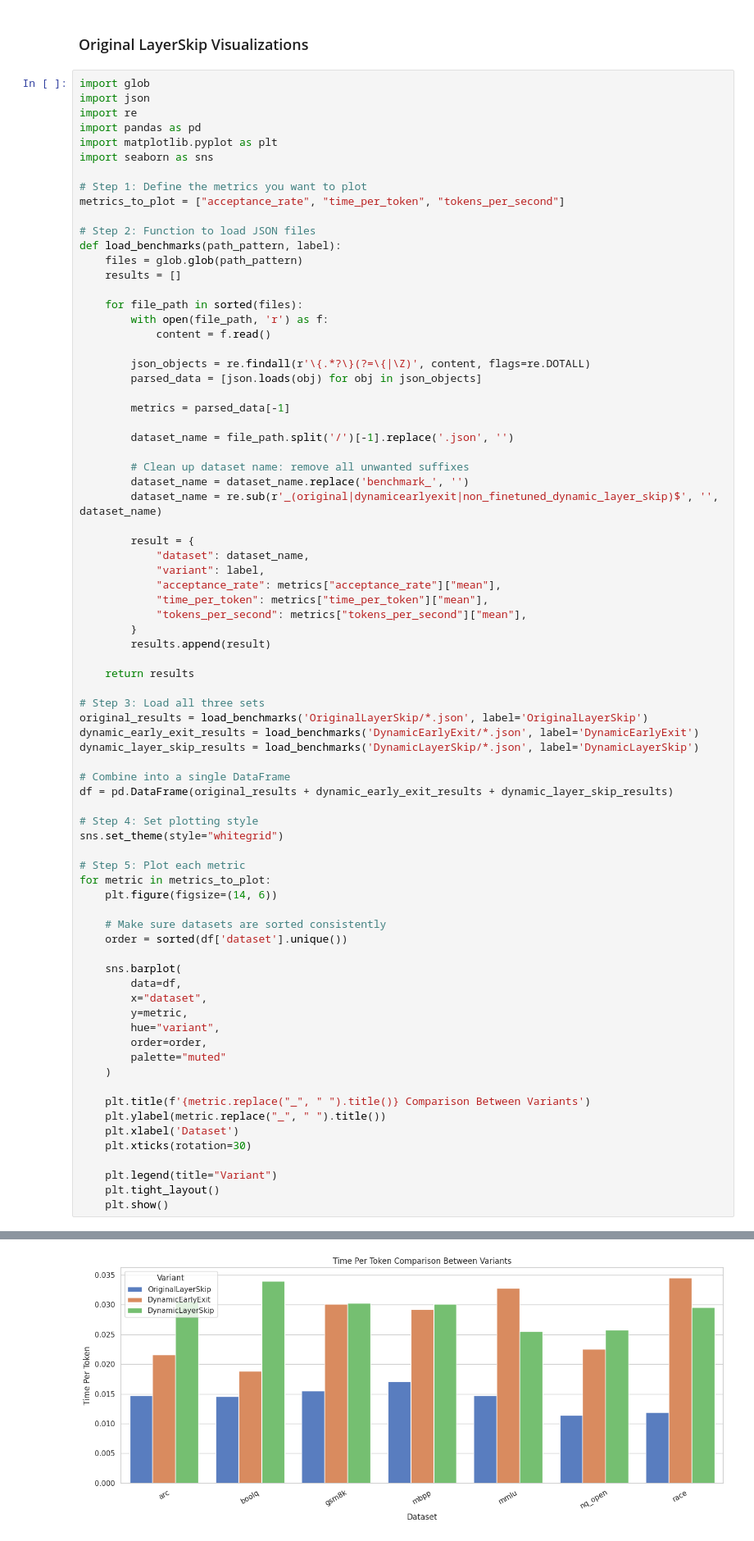
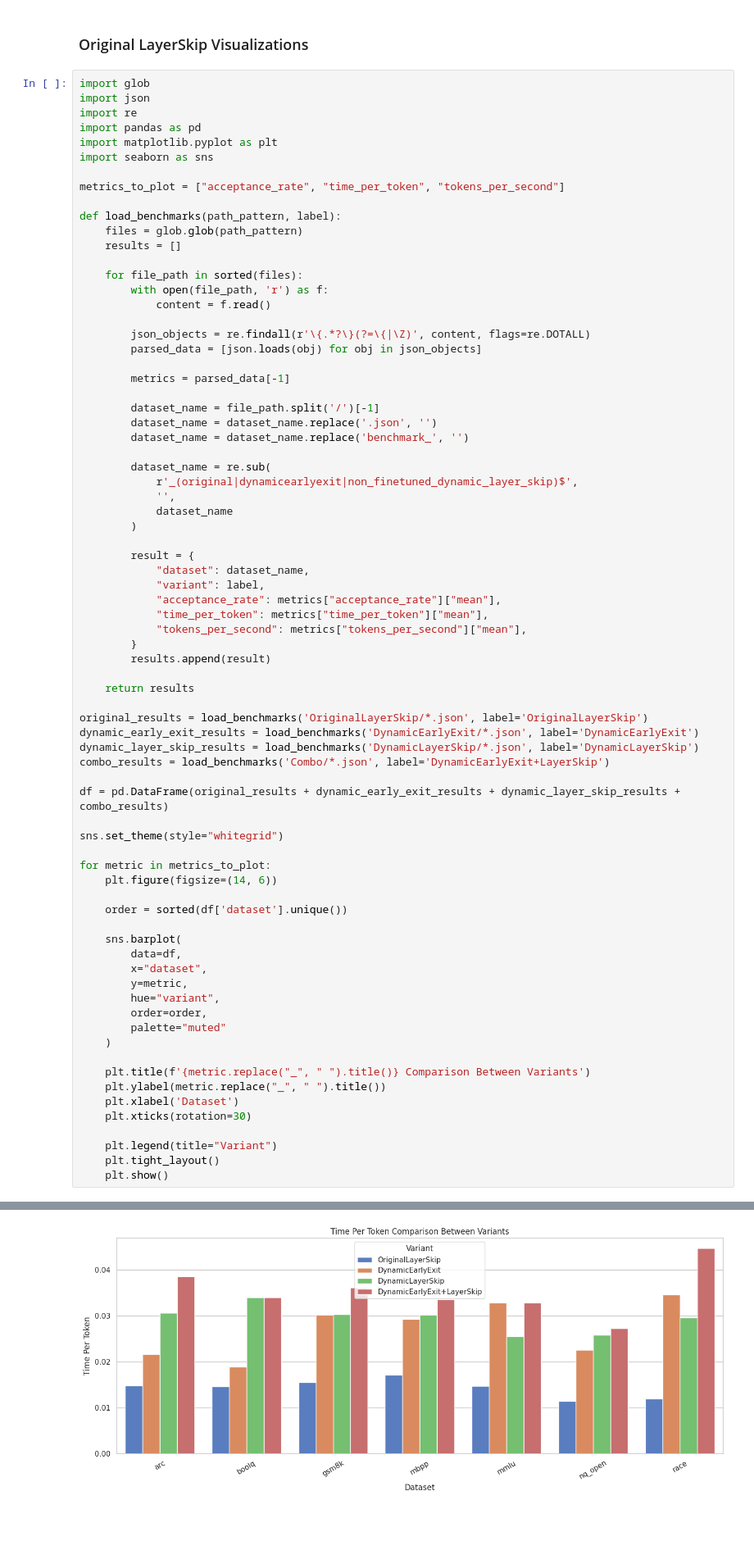
Before and after one commit to radroof22/cs7643-project-skiplayer, a Jupyter notebook: LayerSkip/logs/result_visualization.ipynb, the cells around one changed output, grey strips where cells are left out. Shown: that part at 82% size. Drawn from its saved outputs; the diff is of its cells as text.

Commit message:
Updated vis to include combo

```diff
--- a/LayerSkip/logs/result_visualization.ipynb
+++ b/LayerSkip/logs/result_visualization.ipynb
@@ -10,10 +10,8 @@ import pandas as pd
 import matplotlib.pyplot as plt
 import seaborn as sns
 
-# Step 1: Define the metrics you want to plot
 metrics_to_plot = ["acceptance_rate", "time_per_token", "tokens_per_second"]
 
-# Step 2: Function to load JSON files
 def load_benchmarks(path_pattern, label):
     files = glob.glob(path_pattern)
     results = []
@@ -27,11 +25,15 @@ def load_benchmarks(path_pattern, label):
 
         metrics = parsed_data[-1]
 
-        dataset_name = file_path.split('/')[-1].replace('.json', '')
+        dataset_name = file_path.split('/')[-1]
+        dataset_name = dataset_name.replace('.json', '')
+        dataset_name = dataset_name.replace('benchmark_', '')
 
-        # Clean up dataset name: remove all unwanted suffixes
-        dataset_name = dataset_name.replace('benchmark_', '')
-        dataset_name = re.sub(r'_(original|dynamicearlyexit|non_finetuned_dynamic_layer_skip)$', '', dataset_name)
+        dataset_name = re.sub(
+            r'_(original|dynamicearlyexit|non_finetuned_dynamic_layer_skip)$',
+            '',
+            dataset_name
+        )
 
         result = {
             "dataset": dataset_name,
@@ -44,22 +46,18 @@ def load_benchmarks(path_pattern, label):
 
     return results
 
-# Step 3: Load all three sets
 original_results = load_benchmarks('OriginalLayerSkip/*.json', label='OriginalLayerSkip')
 dynamic_early_exit_results = load_benchmarks('DynamicEarlyExit/*.json', label='DynamicEarlyExit')
 dynamic_layer_skip_results = load_benchmarks('DynamicLayerSkip/*.json', label='DynamicLayerSkip')
+combo_results = load_benchmarks('Combo/*.json', label='DynamicEarlyExit+LayerSkip')
 
-# Combine into a single DataFrame
-df = pd.DataFrame(original_results + dynamic_early_exit_results + dynamic_layer_skip_results)
+df = pd.DataFrame(original_results + dynamic_early_exit_results + dynamic_layer_skip_results + combo_results)
 
-# Step 4: Set plotting style
 sns.set_theme(style="whitegrid")
 
-# Step 5: Plot each metric
 for metric in metrics_to_plot:
     plt.figure(figsize=(14, 6))
 
-    # Make sure datasets are sorted consistently
     order = sorted(df['dataset'].unique())
 
     sns.barplot(
@@ -84 +82 @@ for metric in metrics_to_plot:
-[figure, old version]
+[figure, new version]
```
Also changed, not shown: parts of 1 cell of this notebook, 1 other file.
